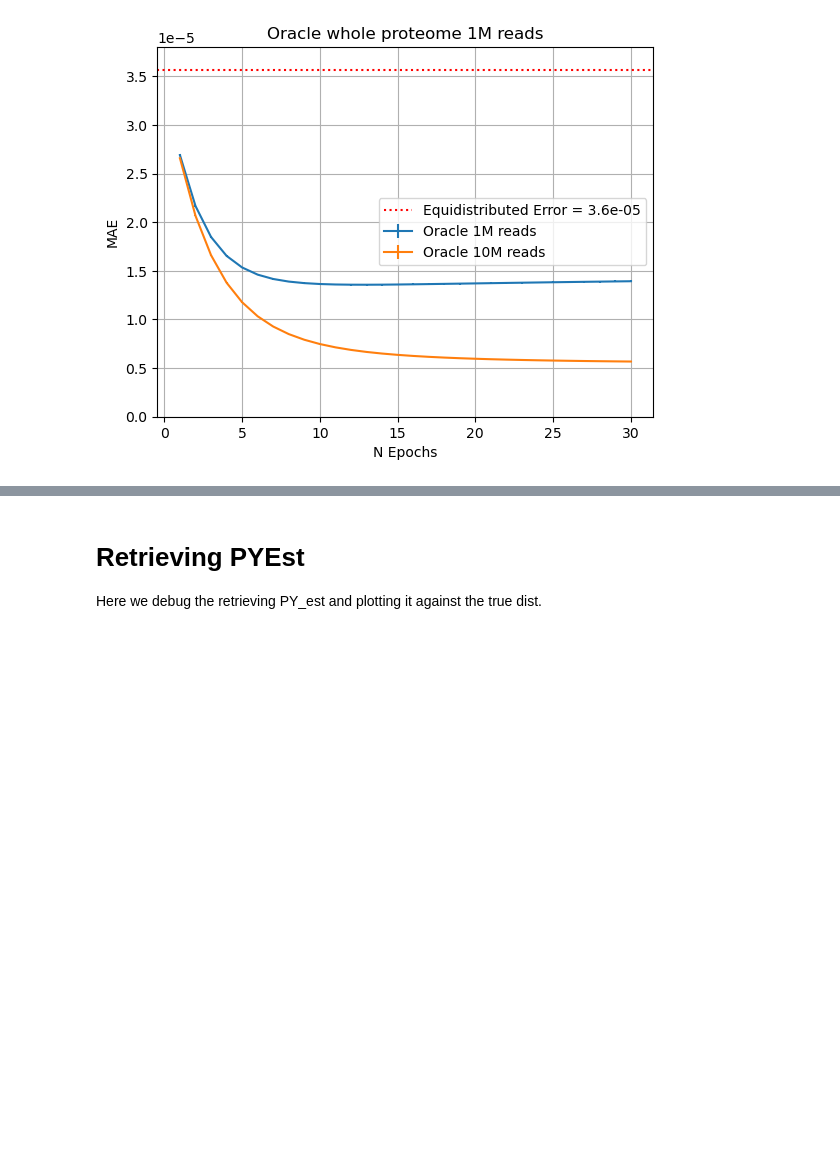
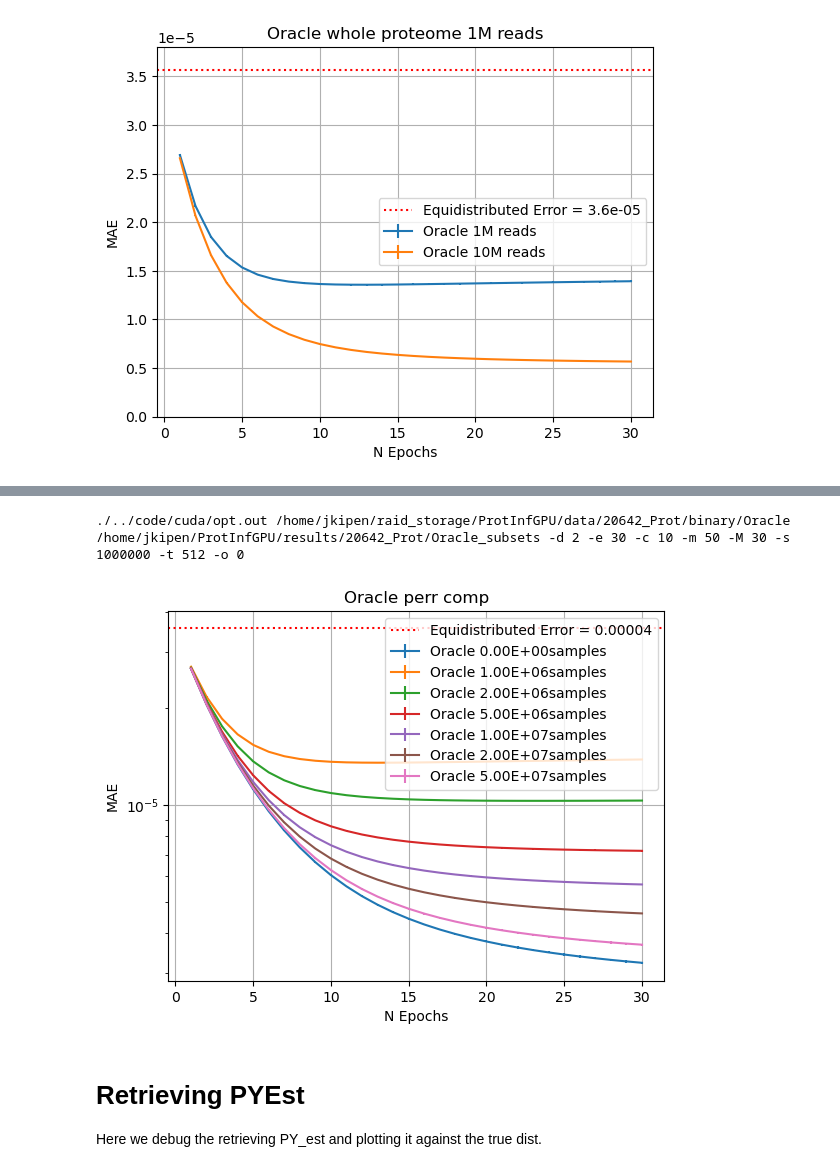
Before and after one commit to JavierKipen/ProtInfGPU, a Jupyter notebook: scripts/WhatprotDatasets.ipynb, the cells around one changed output, grey strips where cells are left out. Saved outputs shown, nothing was run; the diff lists cells and outputs as text; code cells hidden in the pictures; blank space fills up the shorter version.

```diff
--- a/scripts/WhatprotDatasets.ipynb
+++ b/scripts/WhatprotDatasets.ipynb
@@ -221,3 +249,24 @@ plt.show()
+# %%
+in_path= "/home/jkipen/raid_storage/ProtInfGPU/data/20642_Prot/binary/Oracle"
+out_path= "/home/jkipen/ProtInfGPU/results/20642_Prot/Oracle_subsets"
+oracle_err=0;
+n_epochs=30;
+oracle_err=0;
+cv_runs=10;
+n_threads=512;
+subsets=[1000000,2000000,5000000,10000000,20000000,50000000]
+for subset in subsets:
+    base_command= opt_prot_inf + " " + in_path + " " +out_path
+
+    command= base_command + " -d 2 -e "+str(n_epochs) +" -c "+str(cv_runs)+" -m 50 -M 30 -s "+str(subset)+" -t " + str(n_threads)+" -o "+str(oracle_err);
+    print(command)
+    os.system(command)
+# %% [output]
+./../code/cuda/opt.out /home/jkipen/raid_storage/ProtInfGPU/data/20642_Prot/binary/Oracle /home/jkipen/ProtInfGPU/results/20642_Prot/Oracle_subsets -d 2 -e 30 -c 10 -m 50 -M 30 -s 1000000 -t 512 -o 0
+# %%
+compare_oracle_subsets(20642)
+# %% [output]
+[figure, added]
 # %% [markdown]
 # Retrieving PYEst
 
```
Also changed, not shown: parts of 6 cells of this notebook, 39 other files.
